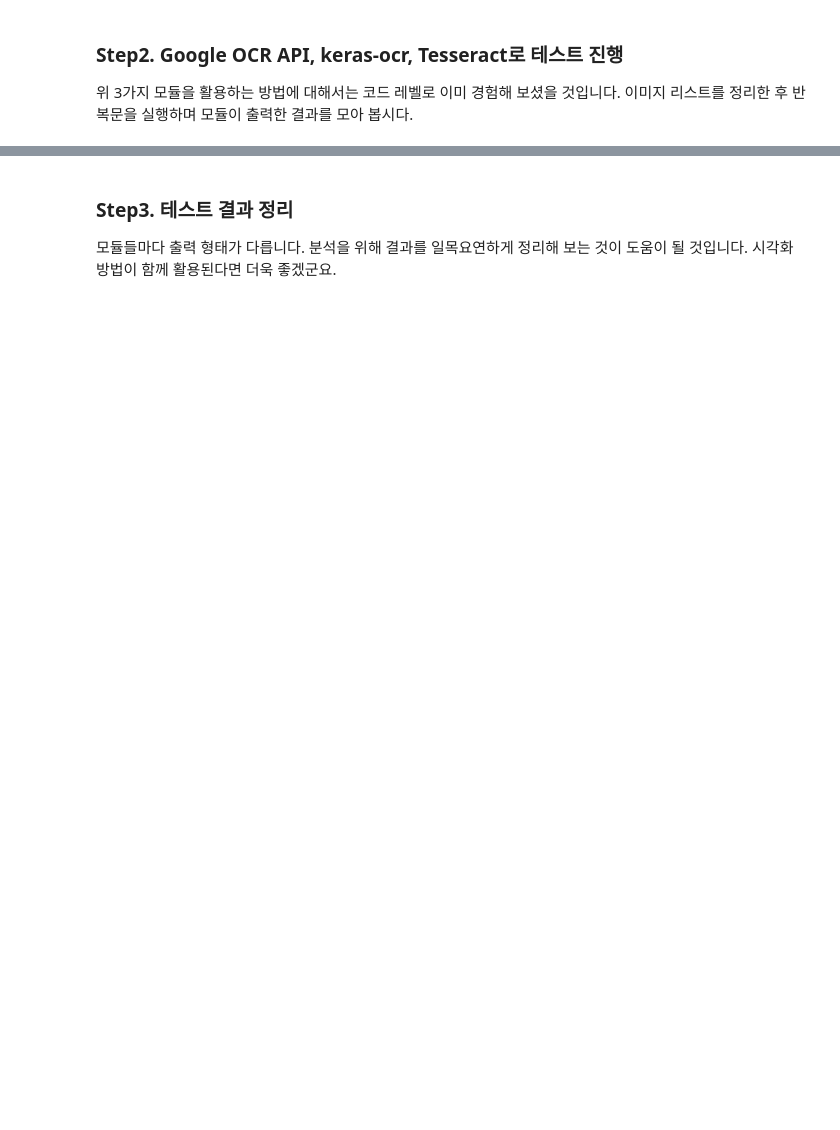
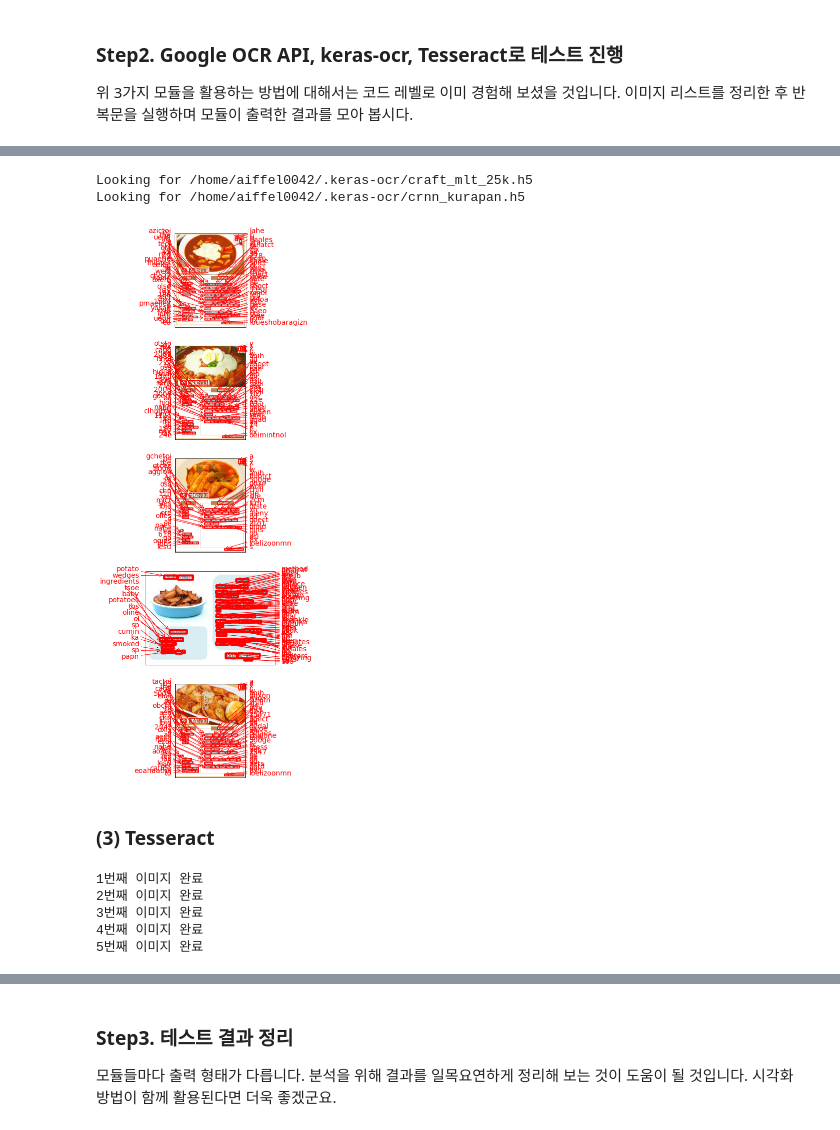
Before and after one commit to YesicaKim/E17_OCR_Reader, a Jupyter notebook: E17_OCR_Reader.ipynb, the cells around one changed output, grey strips where cells are left out. Saved outputs shown, nothing was run; the diff lists cells and outputs as text; code cells hidden in the pictures; blank space fills up the shorter version.

```diff
--- a/E17_OCR_Reader.ipynb
+++ b/E17_OCR_Reader.ipynb
@@ -17,0 +106,10 @@ OCR 관련해서 오늘 다루어본 주제는 텍스트의 모양과 크기,
+# %%
+# 다운받은 인증키 경로가 정확하게 지정되어 있어야 합니다.
+!ls -l $GOOGLE_APPLICATION_CREDENTIALS
+
+# 입력 이미지 경로를 지정해 주세요.
+# 20개의 모든 이미지는 너무 많기 때문에 랜덤하게 5개의 사진만 진행
+for i in range(5):
+    print(f'{i+1}번째 이미지\n')
+    detect_text(img_paths[np.random.randint(len(img_paths))])
+    print("-"*20+'\n\n')
@@ -17,0 +162,27 @@ OCR 관련해서 오늘 다루어본 주제는 텍스트의 모양과 크기,
+# %%
+import matplotlib.pyplot as plt
+import keras_ocr
+
+# keras-ocr이 detector과 recognizer를 위한 모델을 자동으로 다운로드받게 됩니다.
+pipeline = keras_ocr.pipeline.Pipeline()
+# %% [output]
+Looking for /home/aiffel0042/.keras-ocr/craft_mlt_25k.h5
+Looking for /home/aiffel0042/.keras-ocr/crnn_kurapan.h5
+# %%
+random_idx = np.random.choice(np.arange(len(img_paths)), 5)
+
+image_paths = []
+for i in random_idx :
+    image_paths.append(img_paths[i])
+
+images = [ keras_ocr.tools.read(path) for path in image_paths]
+prediction_groups = [pipeline.recognize([path]) for path in image_paths]
+
+fig, axs = plt.subplots(nrows=len(images), figsize=(20, 20))
+for idx, ax in enumerate(axs):
+    keras_ocr.tools.drawAnnotations(image=images[idx],
+                                    predictions=prediction_groups[idx][0], ax=ax)
+# %% [output]
+[figure, added]
+# %% [markdown]
+### (3) Tesseract
@@ -17,0 +226,18 @@ OCR 관련해서 오늘 다루어본 주제는 텍스트의 모양과 크기,
+# %%
+work_dir = os.getenv('HOME')+'/aiffel/ocr_python'
+# img_file_path = work_dir + '/images/13.png'   #테스트용 이미지 경로입니다. 본인이 선택한 파일명으로 바꿔주세요.
+cropped_image_path_list = []
+for i in range(len(image_paths)) :
+    img_file_path = image_paths[i]
+    if not os.path.exists(os.path.join(work_dir, f'result_{i}')) :
+        os.makedirs(os.path.join(work_dir, f'result_{i}'))
+
+    tmp = crop_word_regions(img_file_path, os.path.join(work_dir, f'result_{i}'))
+    print(f'{i+1}번째 이미지 완료')
+    cropped_image_path_list.extend(tmp)
+# %% [output]
+1번째 이미지 완료
+2번째 이미지 완료
+3번째 이미지 완료
+4번째 이미지 완료
+5번째 이미지 완료
```
Also changed, not shown: parts of 23 cells of this notebook.
